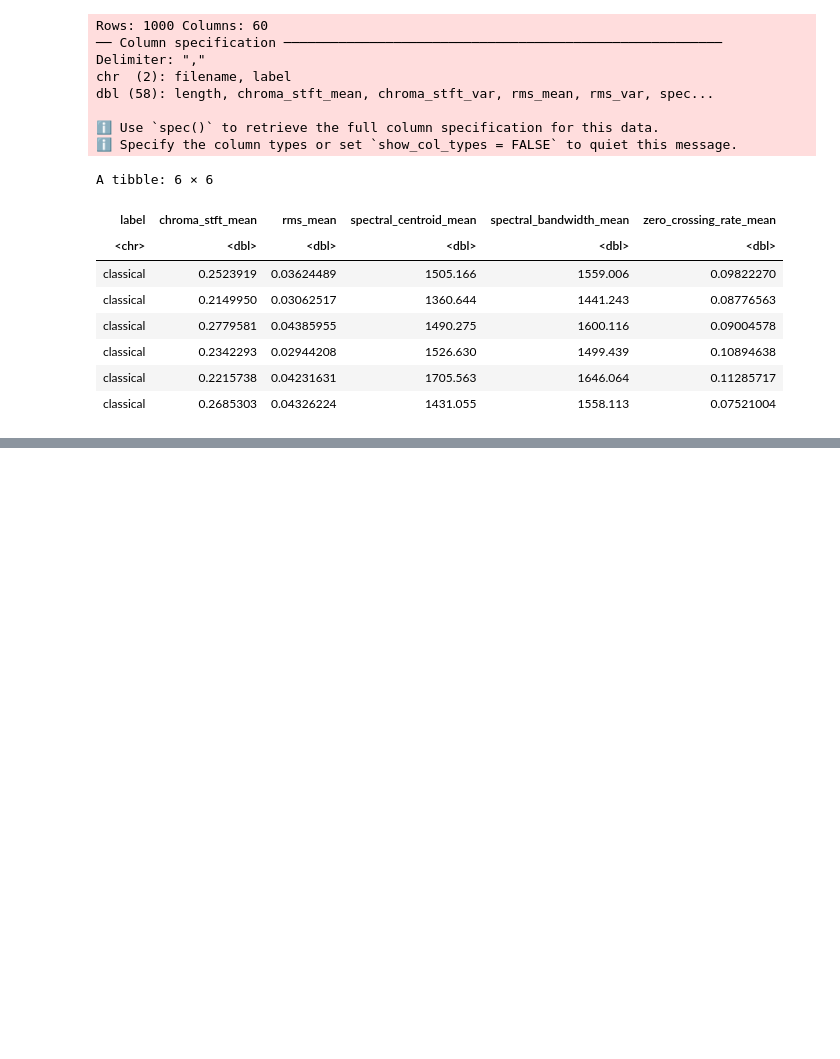
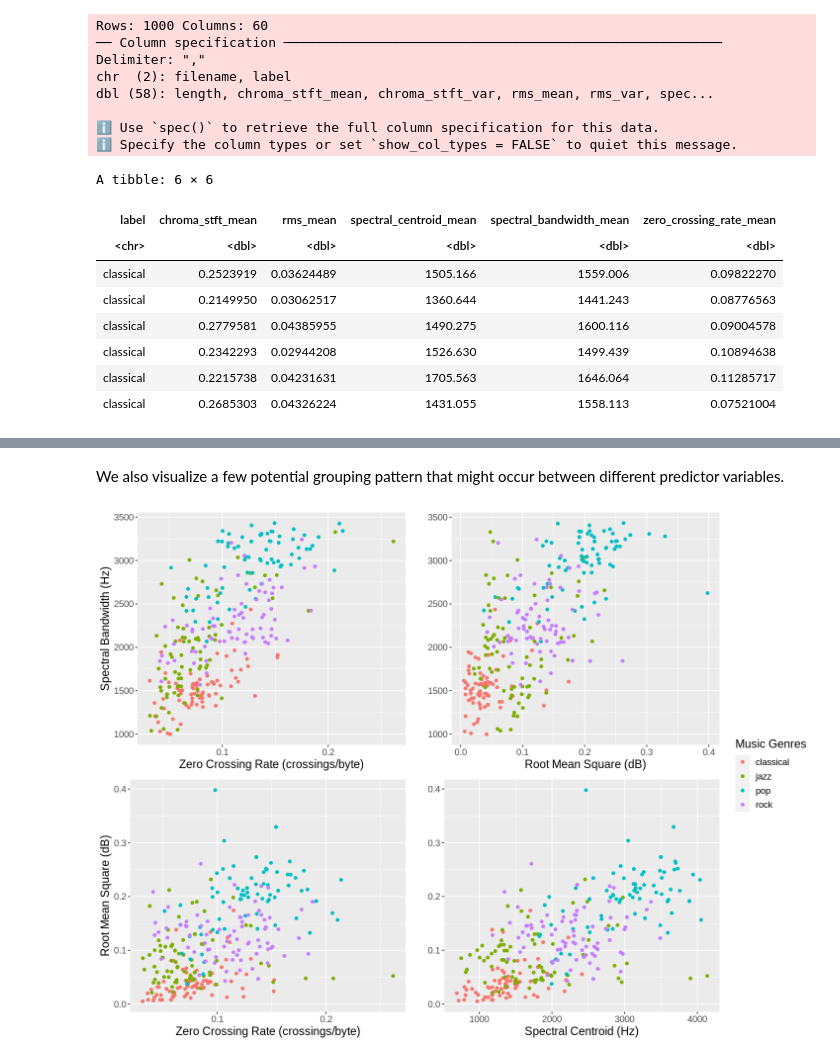
Before and after one commit to arthu-rguo/dsci-100-proj, a Jupyter notebook: project_proposal.ipynb, the cells around one changed output, grey strips where cells are left out. Drawn from its saved outputs; the diff is of its cells as text; code cells hidden in the pictures; blank space fills up the shorter version.

```diff
--- a/project_proposal.ipynb
+++ b/project_proposal.ipynb
@@ -117,3 +112,53 @@ music_visualization
+# %% [markdown]
+We also visualize a few potential grouping pattern that might occur between different predictor variables.
+# %%
+options(repr.plot.width = 8, repr.plot.height = 6)
+
+template <- music_training_data |>
+            ggplot(aes(x = zero_crossing_rate_mean, y = spectral_bandwidth_mean, color = label)) +
+                geom_point() +
+                theme(plot.title = element_text(size = 20), text = element_text(size = 14)) +
+                labs(x = "Zero Crossing Rate (crossings/byte)", y = "Spectral Bandwidth (Hz)", color = "Music Genres")
+
+zc_vs_sb <- music_training_data |>
+            ggplot(aes(x = zero_crossing_rate_mean, y = spectral_bandwidth_mean, color = label)) +
+                geom_point() +
+                theme(legend.pos = "none", plot.title = element_text(size = 20), text = element_text(size = 14)) +
+                labs(x = "Zero Crossing Rate (crossings/byte)", y = "Spectral Bandwidth (Hz)")
+
+rms_vs_sb <- music_training_data |>
+            ggplot(aes(x = rms_mean, y = spectral_bandwidth_mean, color = label)) +
+                geom_point() +
+                theme(legend.pos = "none", plot.title = element_text(size = 20), text = element_text(size = 14)) +
+                labs(x = "Root Mean Square (dB)", y = "")
+
+rms_vs_zc <- music_training_data |>
+            ggplot(aes(y = rms_mean, x = zero_crossing_rate_mean, color = label)) +
+                geom_point() +
+                theme(legend.pos = "none", plot.title = element_text(size = 20), text = element_text(size = 14)) +
+                labs(y = "Root Mean Square (dB)", x = "Zero Crossing Rate (crossings/byte)")
+
+rms_vs_sc <- music_training_data |>
+            ggplot(aes(x = spectral_centroid_mean, y = rms_mean, color = label)) +
+                geom_point() +
+                theme(legend.pos = "none", plot.title = element_text(size = 20), text = element_text(size = 14)) +
+                labs(x = "Spectral Centroid (Hz)", y = "")
+
+legend <- get_legend(
+  # create some space to the left of the legend
+  template + theme(legend.box.margin = margin(0, 0, 0, 12))
+)
+
+options(repr.plot.width = 12, repr.plot.height = 9)
+
+plots <- plot_grid(zc_vs_sb, rms_vs_sb, rms_vs_zc, rms_vs_sc,
+                ncol = 2, nrow = 2)
+
+final_plot <- plot_grid(plots, legend, rel_widths = c(3, .4))
+
+final_plot
+# %% [output]
+[figure, added]
 # %% [markdown]
 ## Methods
 
```
Also changed, not shown: parts of 9 cells of this notebook.
